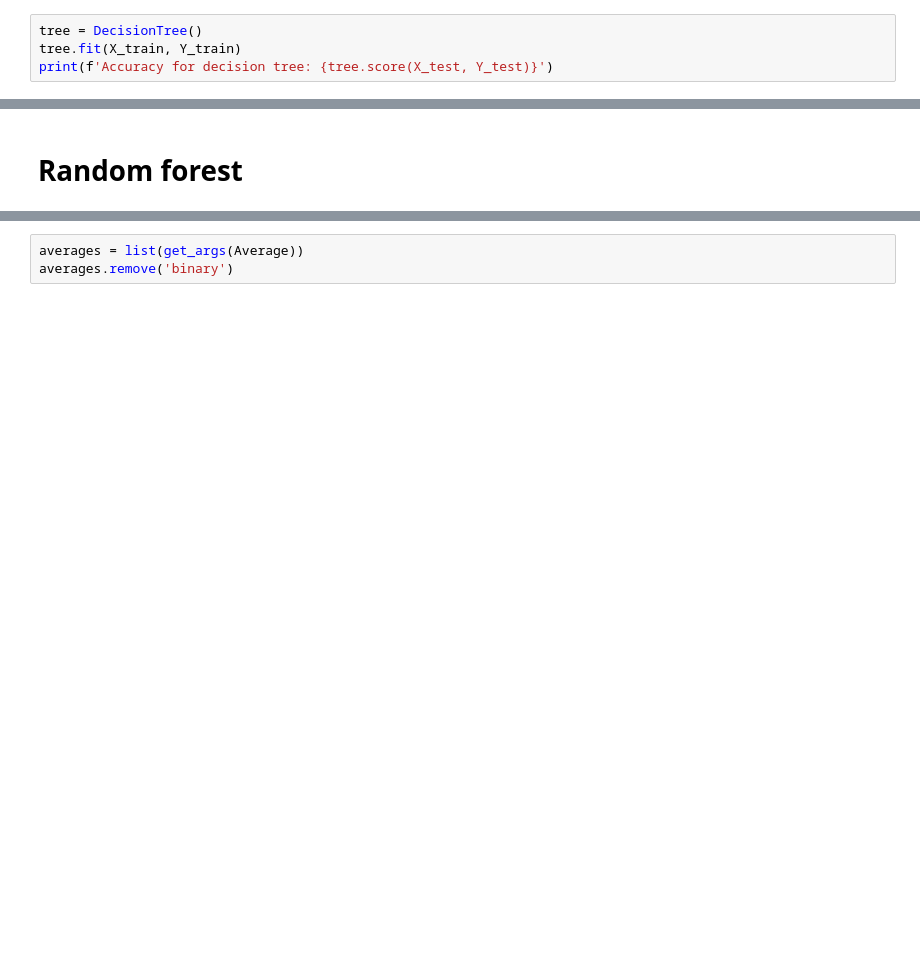
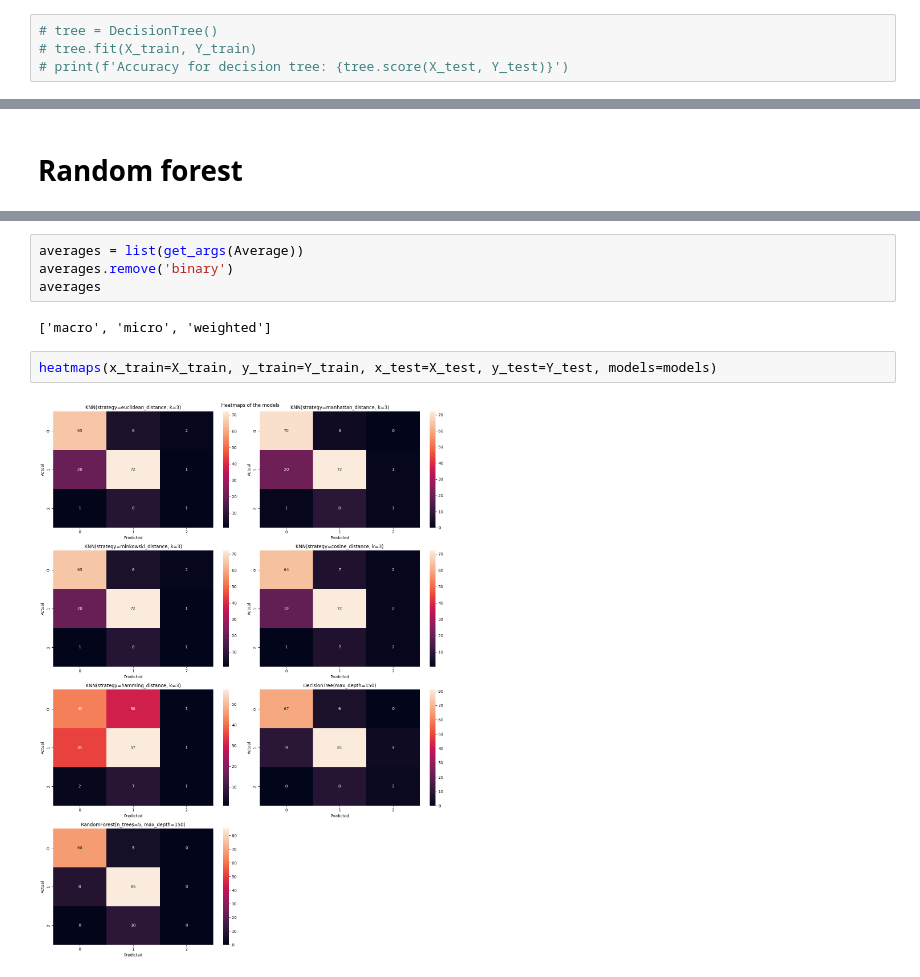
Before and after one commit to Mounir-charef/data_mining, a Jupyter notebook: notebooks/supervised_learning.ipynb, the cells around one changed output, grey strips where cells are left out. Cells and saved outputs as stored; diff of their text form; blank space fills up the shorter version.

Commit message:
add: heatmap for confusion matrix, params to decision trees, split_data

```diff
--- a/notebooks/supervised_learning.ipynb
+++ b/notebooks/supervised_learning.ipynb
@@ -87,6 +87,6 @@ Accuracy for hamming strategy: 0.4752676264304172
 # %% [markdown]
 # Decision tree
 # %%
-tree = DecisionTree()
-tree.fit(X_train, Y_train)
-print(f'Accuracy for decision tree: {tree.score(X_test, Y_test)}')
+# tree = DecisionTree()
+# tree.fit(X_train, Y_train)
+# print(f'Accuracy for decision tree: {tree.score(X_test, Y_test)}')
@@ -115,6 +111,13 @@ models
 # %%
 averages = list(get_args(Average))
 averages.remove('binary')
+averages
+# %% [output]
+['macro', 'micro', 'weighted']
+# %%
+heatmaps(x_train=X_train, y_train=Y_train, x_test=X_test, y_test=Y_test, models=models)
+# %% [output]
+[figure, added]
 # %%
 for model in models:
     model.fit(X_train, Y_train)
```
Also changed, not shown: parts of 6 cells of this notebook, 4 other files.
